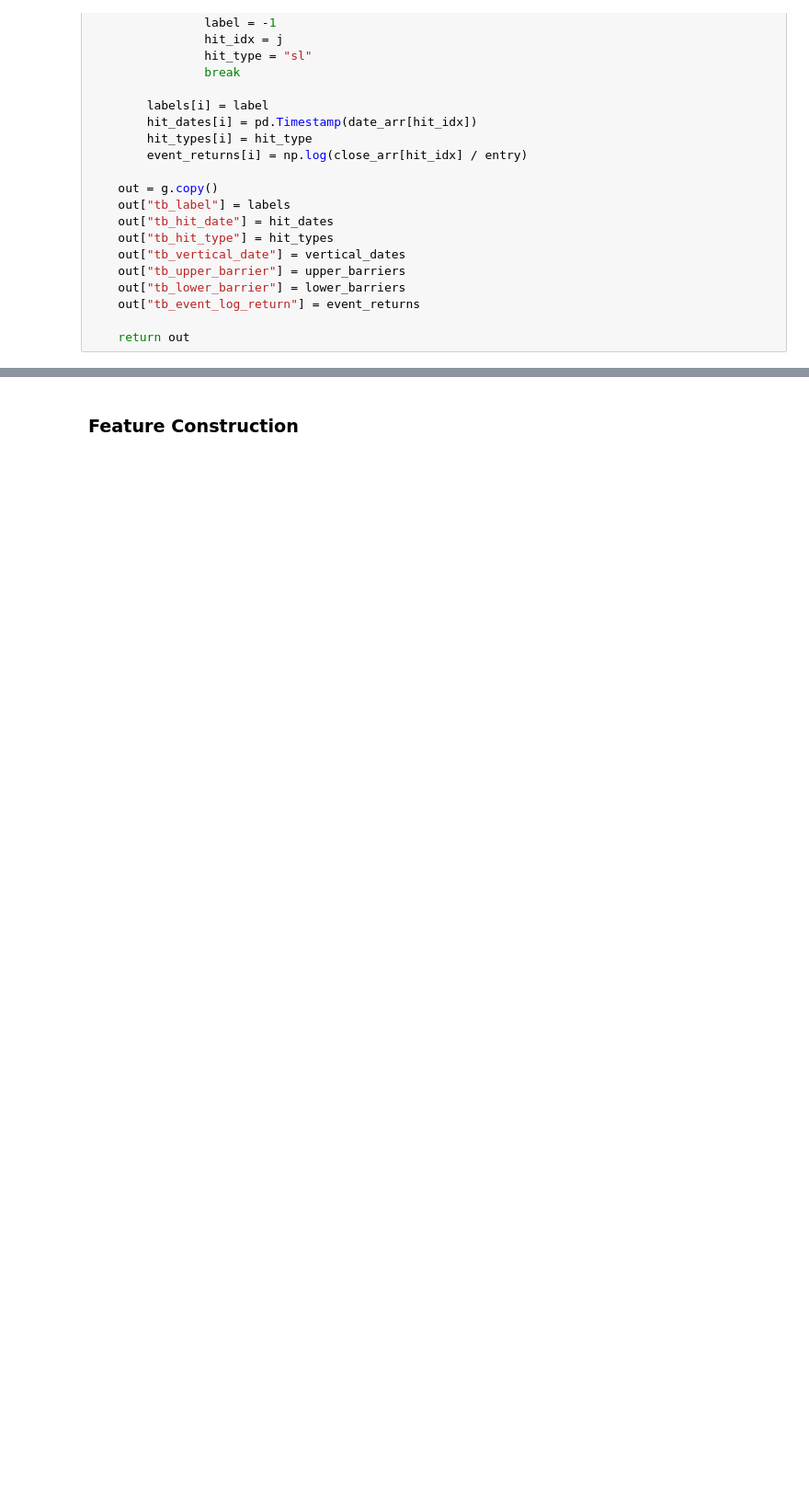
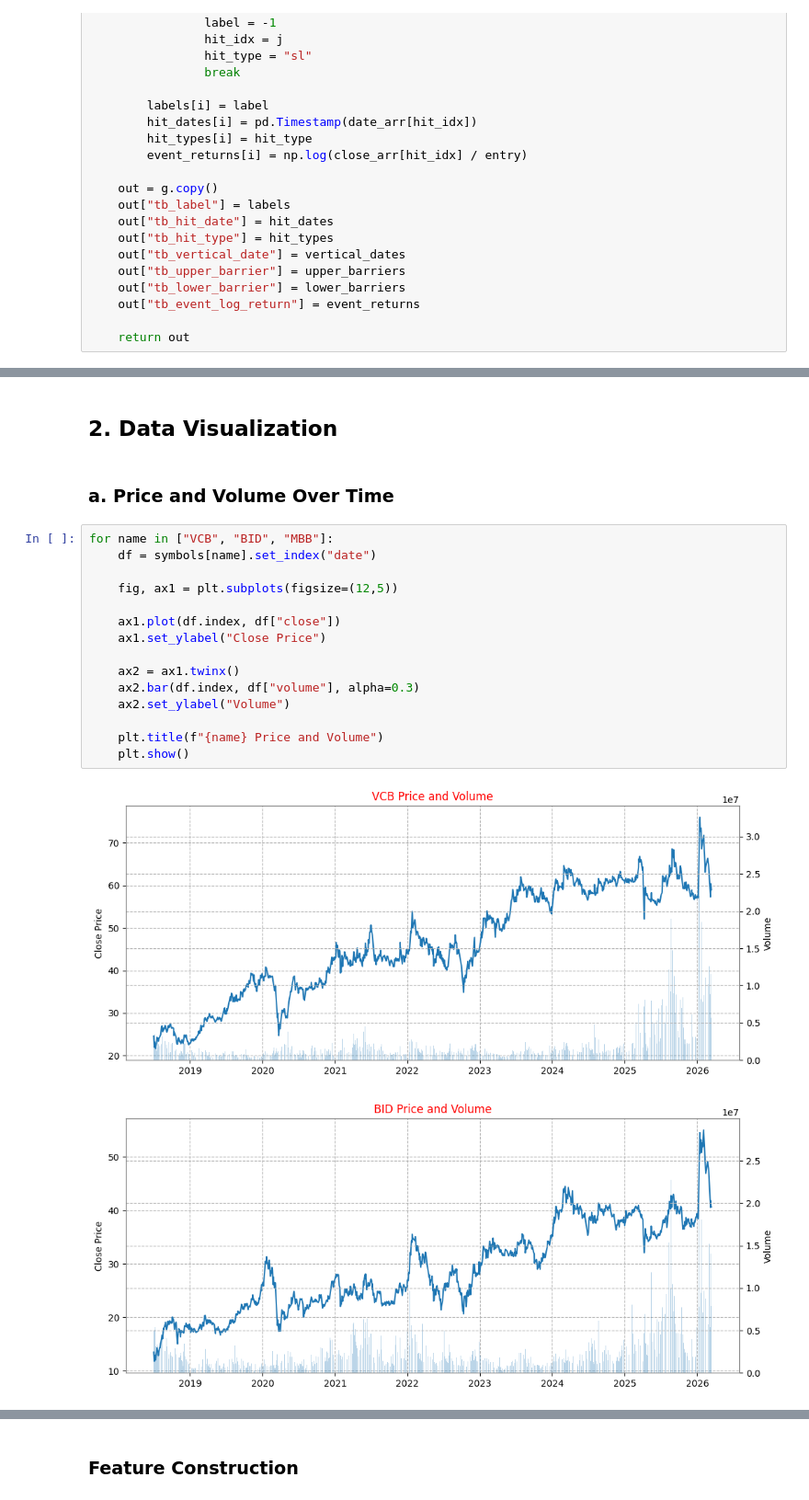
Before and after one commit to tinta2510/P4AI-DS-Assignment-Stock-Prediction, a Jupyter notebook: main.ipynb, the cells around one changed output, grey strips where cells are left out. Shown at 92% size. Saved outputs shown, nothing was run; the diff lists cells and outputs as text; blank space fills up the shorter version.

Commit message:
Add data visualization

```diff
--- a/main.ipynb
+++ b/main.ipynb
@@ -269,0 +287,22 @@ Labeling LPB ...
+# %% [markdown]
+## 2. Data Visualization
+# %% [markdown]
+### a. Price and Volume Over Time
+# %%
+for name in ["VCB", "BID", "MBB"]:
+    df = symbols[name].set_index("date")
+
+    fig, ax1 = plt.subplots(figsize=(12,5))
+
+    ax1.plot(df.index, df["close"])
+    ax1.set_ylabel("Close Price")
+
+    ax2 = ax1.twinx()
+    ax2.bar(df.index, df["volume"], alpha=0.3)
+    ax2.set_ylabel("Volume")
+
+    plt.title(f"{name} Price and Volume")
+    plt.show()
+# %% [output]
+[figure, added]
+[figure, added]
```
Also changed, not shown: parts of 26 cells of this notebook.
